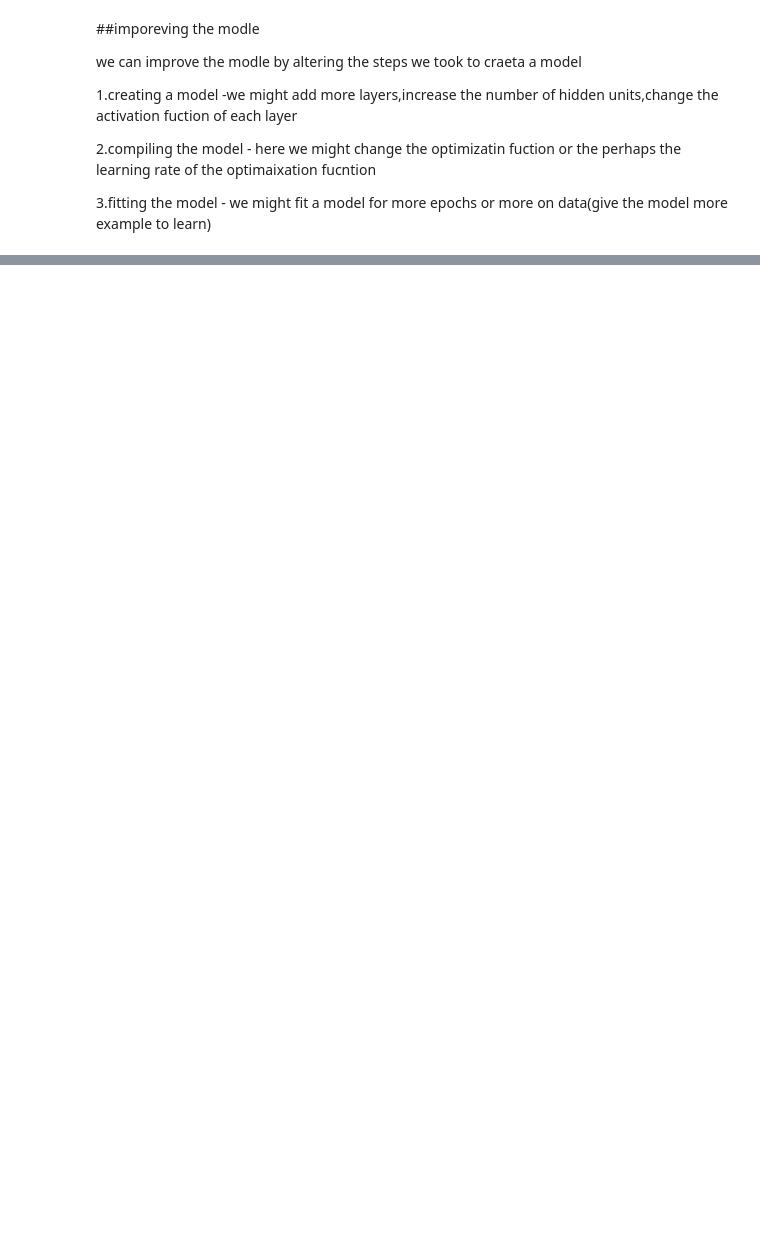
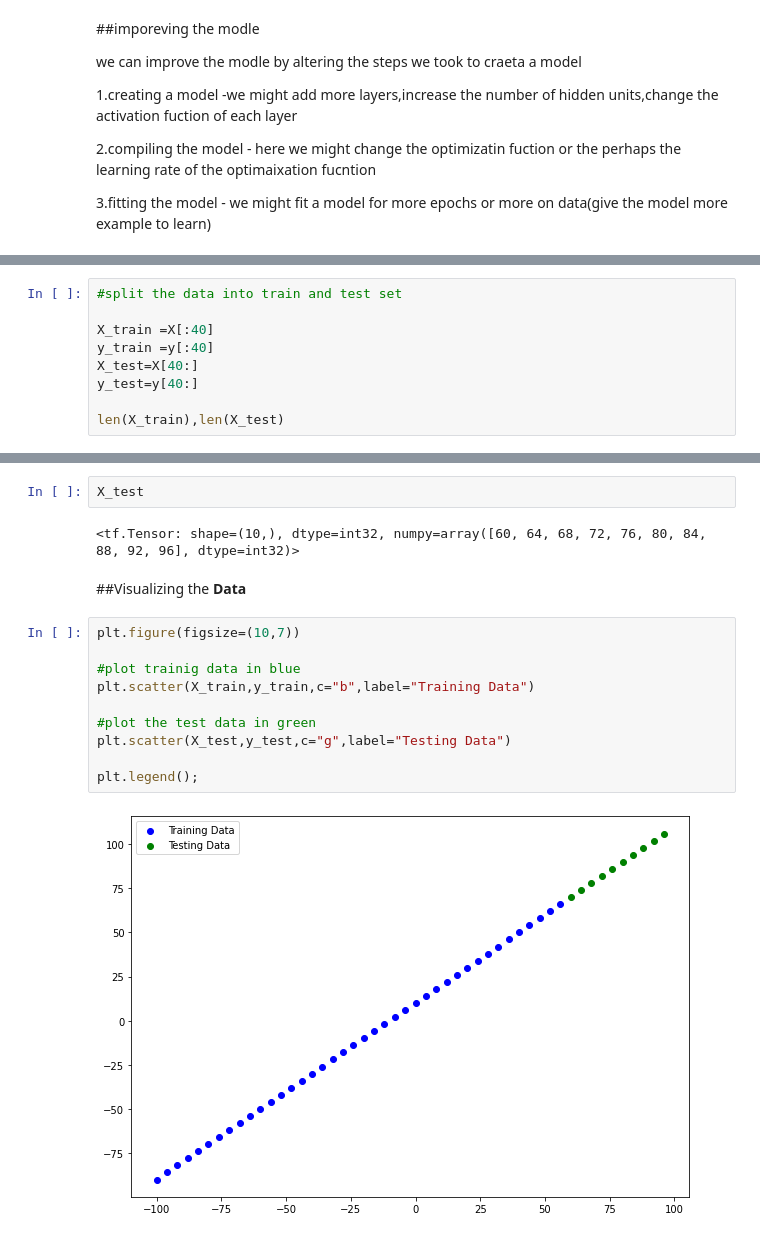
Before and after one commit to PasinduUkwatta/TensorFlow--Practise, a Jupyter notebook: 01_Neural_Network_Regression_with_Tenserflow.ipynb, the cells around one changed output, grey strips where cells are left out. Saved outputs shown, nothing was run; the diff lists cells and outputs as text; blank space fills up the shorter version.

```diff
--- a/01_Neural_Network_Regression_with_Tenserflow.ipynb
+++ b/01_Neural_Network_Regression_with_Tenserflow.ipynb
@@ -133,0 +322,9 @@ we can improve the modle by altering the steps we took to craeta a model
+# %%
+#split the data into train and test set
+
+X_train =X[:40]
+y_train =y[:40]
+X_test=X[40:]
+y_test=y[40:]
+
+len(X_train),len(X_test)
@@ -133,0 +362,18 @@ we can improve the modle by altering the steps we took to craeta a model
+# %%
+X_test
+# %% [output]
+<tf.Tensor: shape=(10,), dtype=int32, numpy=array([60, 64, 68, 72, 76, 80, 84, 88, 92, 96], dtype=int32)>
+# %% [markdown]
+##Visualizing the **Data**
+# %%
+plt.figure(figsize=(10,7))
+
+#plot trainig data in blue
+plt.scatter(X_train,y_train,c="b",label="Training Data")
+
+#plot the test data in green
+plt.scatter(X_test,y_test,c="g",label="Testing Data")
+
+plt.legend();
+# %% [output]
+[figure, added]
```
Also changed, not shown: parts of 57 cells of this notebook.
